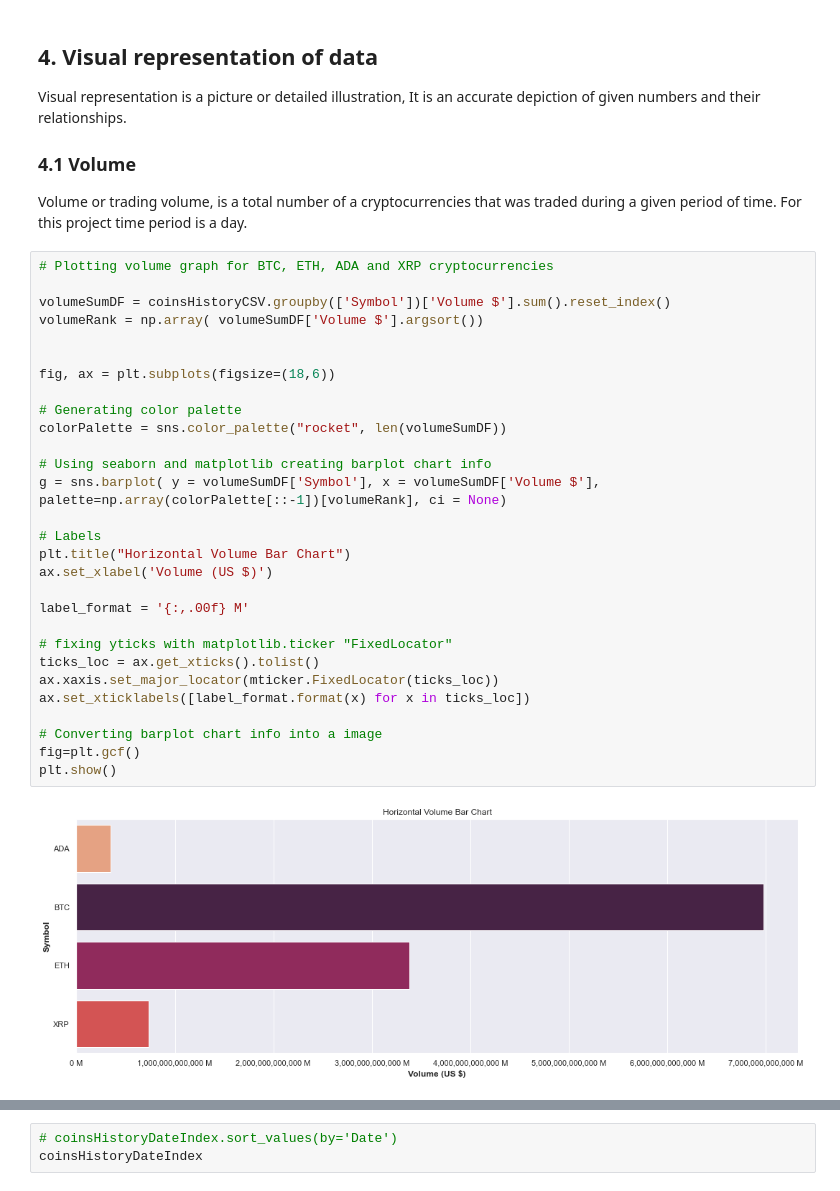
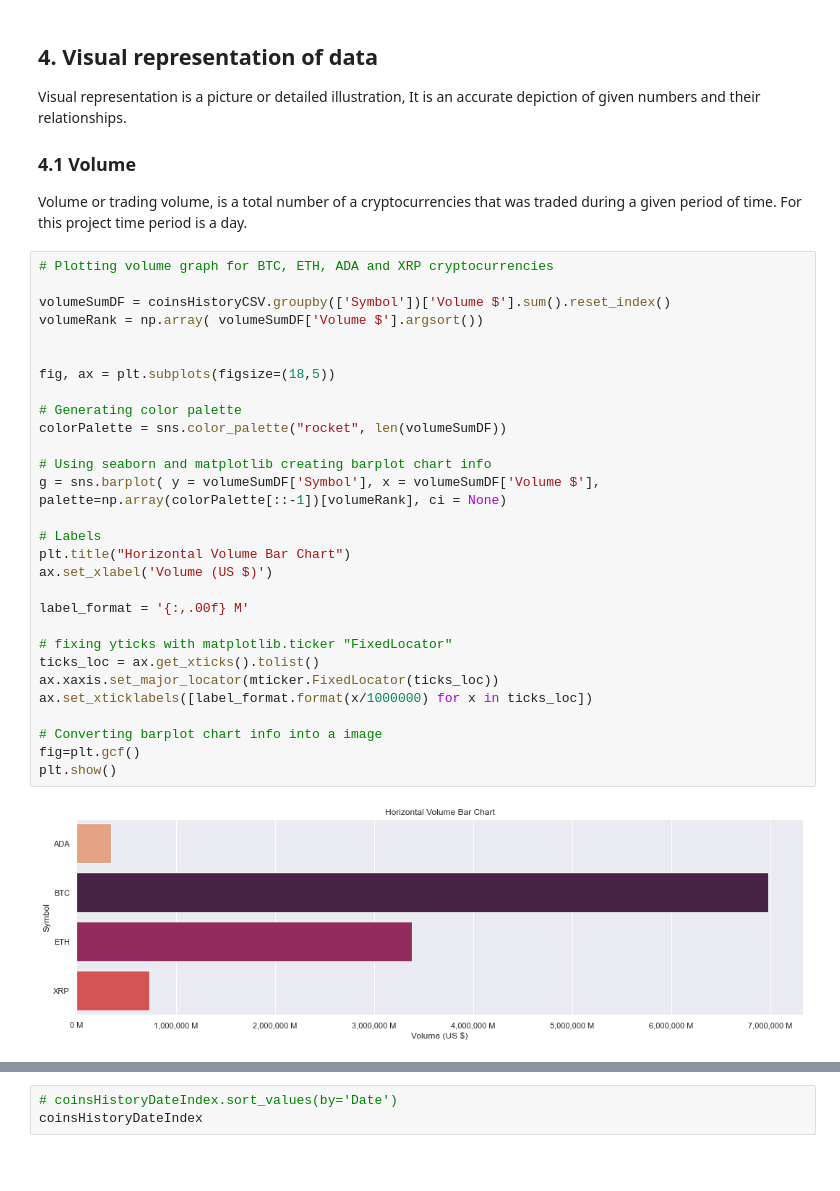
Before and after one commit to gshudhanshu/CM2015-Programming-with-data_Mid-term, a Jupyter notebook: CM2015_Mid-term.ipynb, the cells around one changed output, grey strips where cells are left out. Saved outputs shown, nothing was run; the diff lists cells and outputs as text; blank space fills up the shorter version.

```diff
--- a/CM2015_Mid-term.ipynb
+++ b/CM2015_Mid-term.ipynb
@@ -278,34 +278,34 @@ For this project time period is a day.
 # %%
 # Plotting volume graph for BTC, ETH, ADA and XRP cryptocurrencies
 
 volumeSumDF = coinsHistoryCSV.groupby(['Symbol'])['Volume $'].sum().reset_index()
 volumeRank = np.array( volumeSumDF['Volume $'].argsort())
 
 
-fig, ax = plt.subplots(figsize=(18,6))
+fig, ax = plt.subplots(figsize=(18,5))
 
 # Generating color palette
 colorPalette = sns.color_palette("rocket", len(volumeSumDF))
 
 # Using seaborn and matplotlib creating barplot chart info
 g = sns.barplot( y = volumeSumDF['Symbol'], x = volumeSumDF['Volume $'], palette=np.array(colorPalette[::-1])[volumeRank], ci = None)
 
 # Labels
 plt.title("Horizontal Volume Bar Chart")
 ax.set_xlabel('Volume (US $)')
 
 label_format = '{:,.00f} M'
 
 # fixing yticks with matplotlib.ticker "FixedLocator"
 ticks_loc = ax.get_xticks().tolist()
 ax.xaxis.set_major_locator(mticker.FixedLocator(ticks_loc))
-ax.set_xticklabels([label_format.format(x) for x in ticks_loc])
+ax.set_xticklabels([label_format.format(x/1000000) for x in ticks_loc])
 
 # Converting barplot chart info into a image
 fig=plt.gcf()
 plt.show()
 # %% [output]
-[figure, old version]
+[figure, new version]
 # %% [markdown]
 ### 4.2 Japanese candlestick charts
 #### 4.2.1 What is Candlestick Chart?
```
Also changed, not shown: parts of 5 cells of this notebook.
